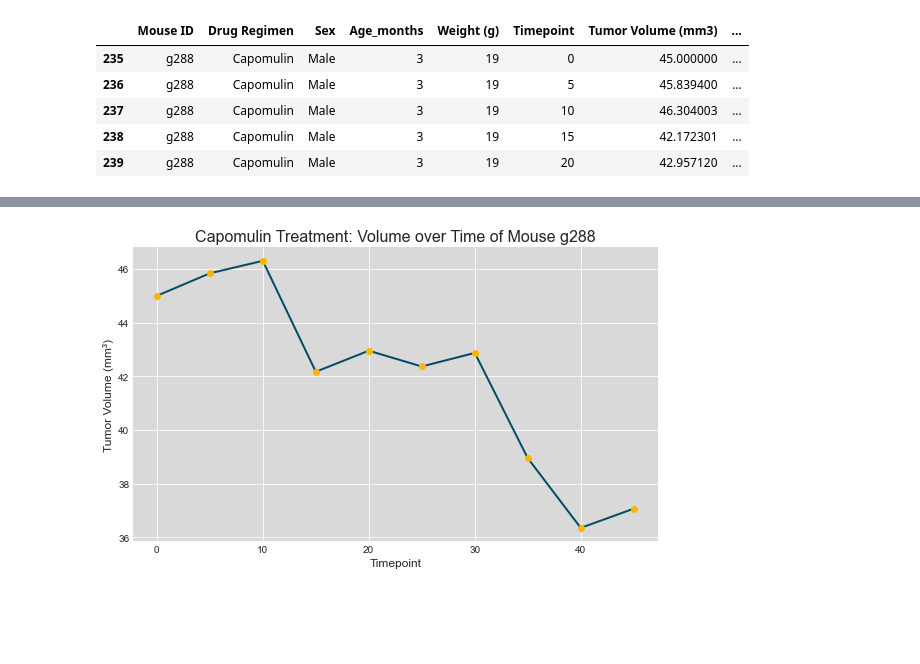
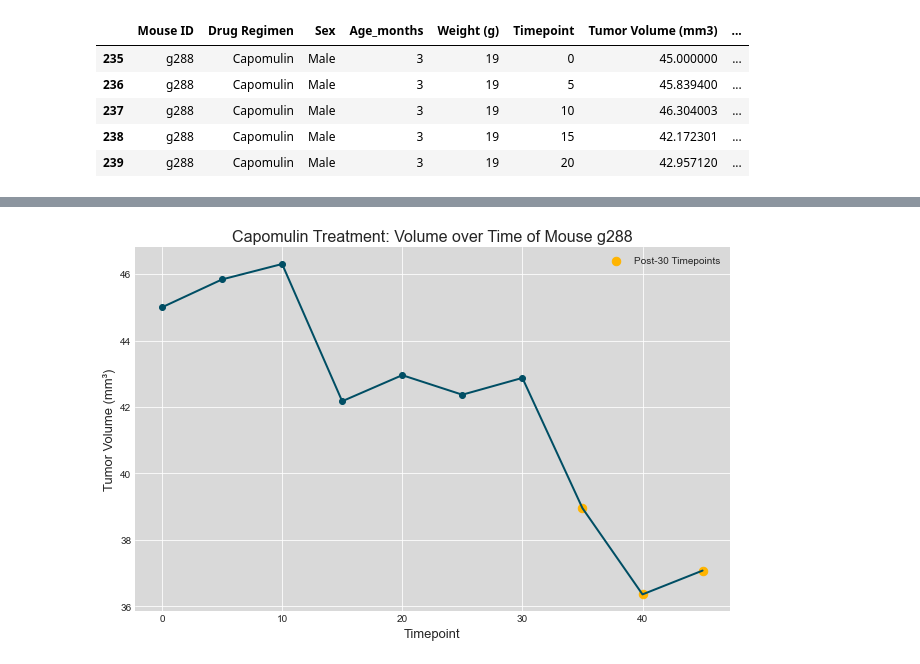
Before and after one commit to mathewqpmiller/Matplotlib-Pymaceuticals_Analysis, a Jupyter notebook: Matplotlib_Pharmaceuticals_Analysis.ipynb, the cells around one changed output, grey strips where cells are left out. Drawn from its saved outputs; the diff is of its cells as text; code cells hidden in the pictures; blank space fills up the shorter version.

```diff
--- a/Matplotlib_Pharmaceuticals_Analysis.ipynb
+++ b/Matplotlib_Pharmaceuticals_Analysis.ipynb
@@ -937,50 +887,59 @@ plt.show()
 # %%
 import matplotlib.pyplot as plt
 import os
 
 # Ensure the images folder exists
 os.makedirs("images", exist_ok=True)
 
-# Define variables
+# Define data
 x_axis = capomulin_line["Timepoint"]
 tumor_volume = capomulin_line["Tumor Volume (mm3)"]
 
 # Custom colors
-line_color = "#004E64"         # Primary line color (e.g., deep blue)
-marker_color = "#FFB400"       # Secondary marker color (e.g., orange)
-background_color = "#D9D9D9"   # Light grey background
+line_color = "#004E64"         # Main line color
+primary_marker_color = "#004E64"  # Same as line color
+highlight_marker_color = "#FFB400"  # Secondary color for Timepoint > 30
+background_color = "#D9D9D9"
 
-# Set figure size
-plt.figure(figsize=(8, 5))
-
-# Set background color
+# Create figure and axis
+plt.figure(figsize=(9, 6))
 ax = plt.gca()
 ax.set_facecolor(background_color)
 
-# Plot with customizations
-plt.plot(
+# Plot main line
+plt.plot(x_axis, tumor_volume, color=line_color, linewidth=2)
+
+# Plot all primary markers
+plt.scatter(
     x_axis,
     tumor_volume,
-    color=line_color,
-    linewidth=2,
-    marker='o',
-    markersize=6,
-    markerfacecolor=marker_color,
-    markeredgecolor=marker_color
+    color=primary_marker_color,
+    s=36  # markersize squared
 )
 
-# Labels and title with custom font sizes
+# Highlight markers where Timepoint > 30
+highlight = capomulin_line[capomulin_line["Timepoint"] > 30]
+plt.scatter(
+    highlight["Timepoint"],
+    highlight["Tumor Volume (mm3)"],
+    color=highlight_marker_color,
+    s=72,  # 2x size
+    label="Post-30 Timepoints"
+)
+
+# Labels and title
 plt.title('Capomulin Treatment: Volume over Time of Mouse g288', fontsize=16)
-plt.xlabel('Timepoint', fontsize=12)
-plt.ylabel('Tumor Volume (mm³)', fontsize=12)
+plt.xlabel('Timepoint', fontsize=13)
+plt.ylabel('Tumor Volume (mm³)', fontsize=13)
 
-# Optional layout improvement
+# Optional layout and legend
+plt.legend()
 plt.tight_layout()
 
-# Save the figure
-plt.savefig("images/capomulin_tumor_volume_over_time.png")
+# Save figure
+plt.savefig("images/Capomulin_TumorVolume_OverTime_LineChart.png")
 
-# Display
+# Show
 plt.show()
 # %% [output]
-[figure, old version]
+[figure, new version]
```
Also changed, not shown: parts of 9 cells of this notebook, 6 other files.
